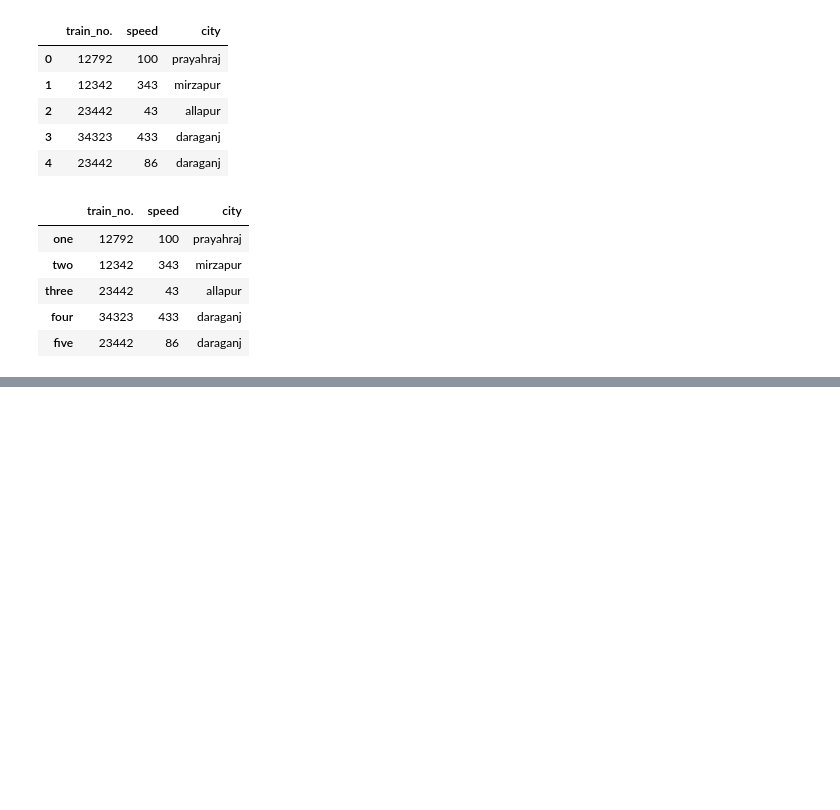
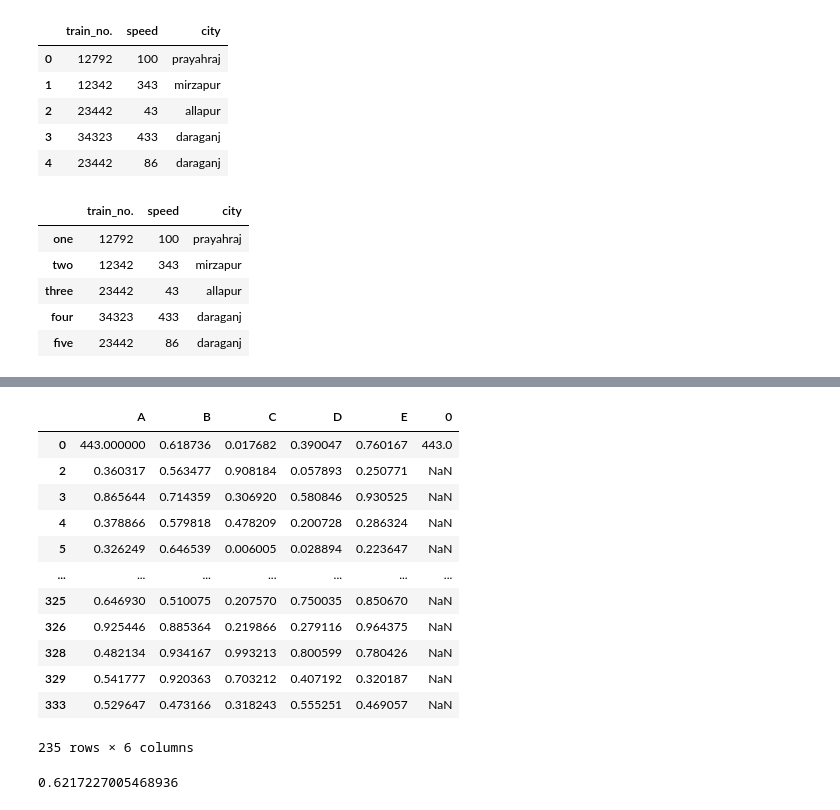
Before and after one commit to georgepr0xy/Pandas, a Jupyter notebook: pads.ipynb, the cells around one changed output, grey strips where cells are left out. Saved outputs shown, nothing was run; the diff lists cells and outputs as text; code cells hidden in the pictures; blank space fills up the shorter version.

```diff
--- a/pads.ipynb
+++ b/pads.ipynb
@@ -105,0 +330,20 @@ train
+# %%
+newdf.loc[(newdf['A']>0.3)]
+# %% [output]
+|  | A | B | C | D | E | 0 |
+| 0 | 443.000000 | 0.618736 | 0.017682 | 0.390047 | 0.760167 | 443.0 |
+| 2 | 0.360317 | 0.563477 | 0.908184 | 0.057893 | 0.250771 | NaN |
+| 3 | 0.865644 | 0.714359 | 0.306920 | 0.580846 | 0.930525 | NaN |
+| 4 | 0.378866 | 0.579818 | 0.478209 | 0.200728 | 0.286324 | NaN |
+| 5 | 0.326249 | 0.646539 | 0.006005 | 0.028894 | 0.223647 | NaN |
+| ... | ... | ... | ... | ... | ... | ... |
+| 325 | 0.646930 | 0.510075 | 0.207570 | 0.750035 | 0.850670 | NaN |
+| 326 | 0.925446 | 0.885364 | 0.219866 | 0.279116 | 0.964375 | NaN |
+| 328 | 0.482134 | 0.934167 | 0.993213 | 0.800599 | 0.780426 | NaN |
+| 329 | 0.541777 | 0.920363 | 0.703212 | 0.407192 | 0.320187 | NaN |
+| 333 | 0.529647 | 0.473166 | 0.318243 | 0.555251 | 0.469057 | NaN |
+235 rows × 6 columns
+# %%
+newdf.iloc[1,3]
+# %% [output]
+0.6217227005468936
```
Also changed, not shown: parts of 26 cells of this notebook.
